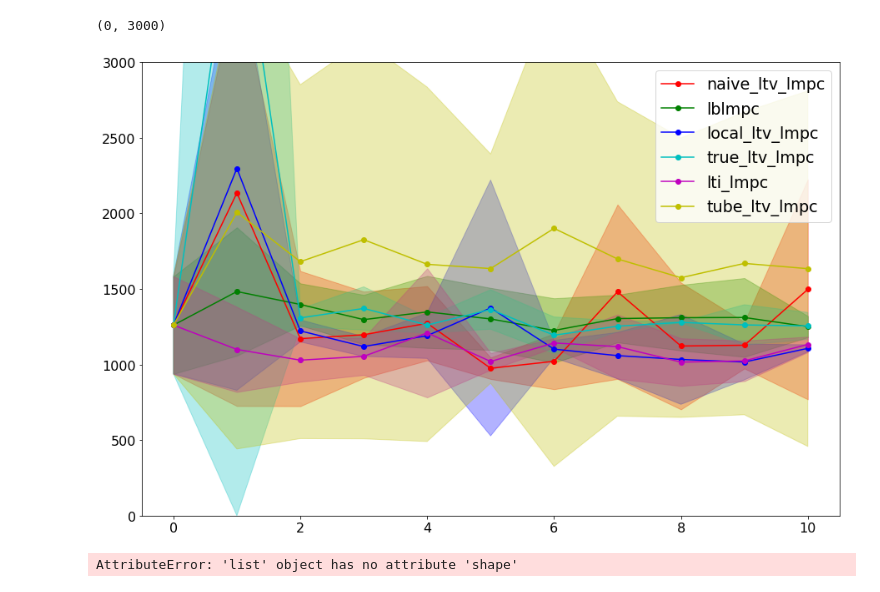
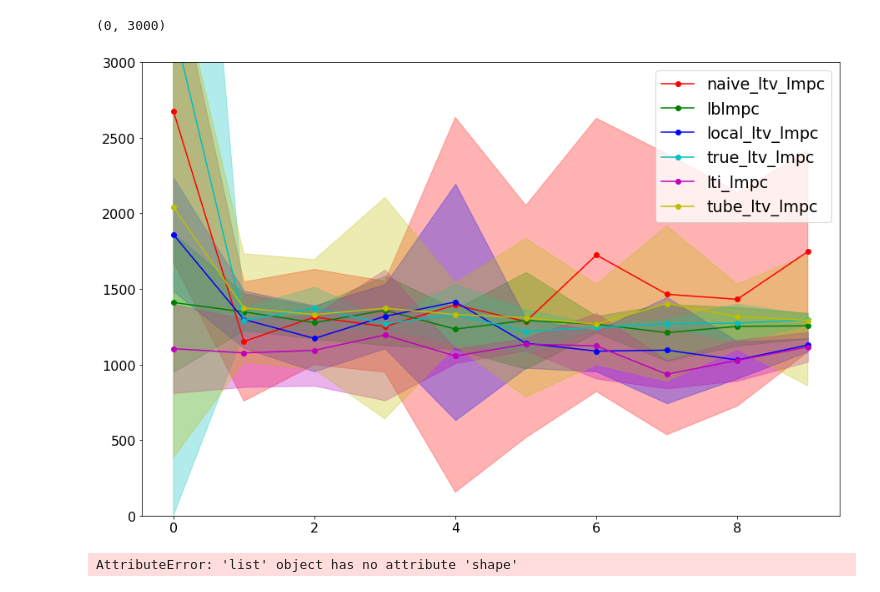
Before and after one commit to GoldeneyeRohan/prediction-uncertainty, a Jupyter notebook: Plot Dubin Car Results.ipynb, the cells around one changed output. Drawn from its saved outputs; the diff is of its cells as text; code cells hidden in the pictures.

```diff
--- a/Plot Dubin Car Results.ipynb
+++ b/Plot Dubin Car Results.ipynb
@@ -39,13 +39,13 @@ iteration_costs = [np.vstack((compute_iteration_costs(data[controller][-1]),comp
 # %%
 colors = ["r", "g","b","c","m","y","k"]
 plt.figure(figsize=(15,10))
 for iteration_cost,c in zip(iteration_costs, colors):
-    experiment_utils.plot_with_cov(iteration_cost[:,4:], color=c)
+    experiment_utils.plot_with_cov(iteration_cost[:,5:], color=c)
 plt.legend(controllers[1:])
 plt.ylim((0,3000))
 # %% [output]
 (0, 3000)
-[figure, old version]
+[figure, new version]
 # %%
 data_dicts=None
 # %%
```
Also changed, not shown: 3 other files.
